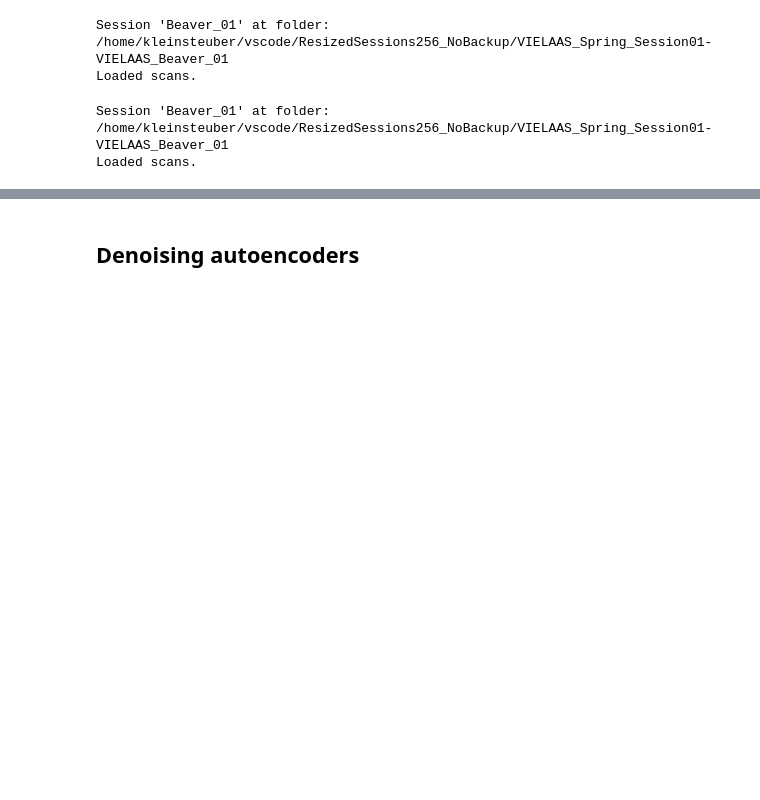
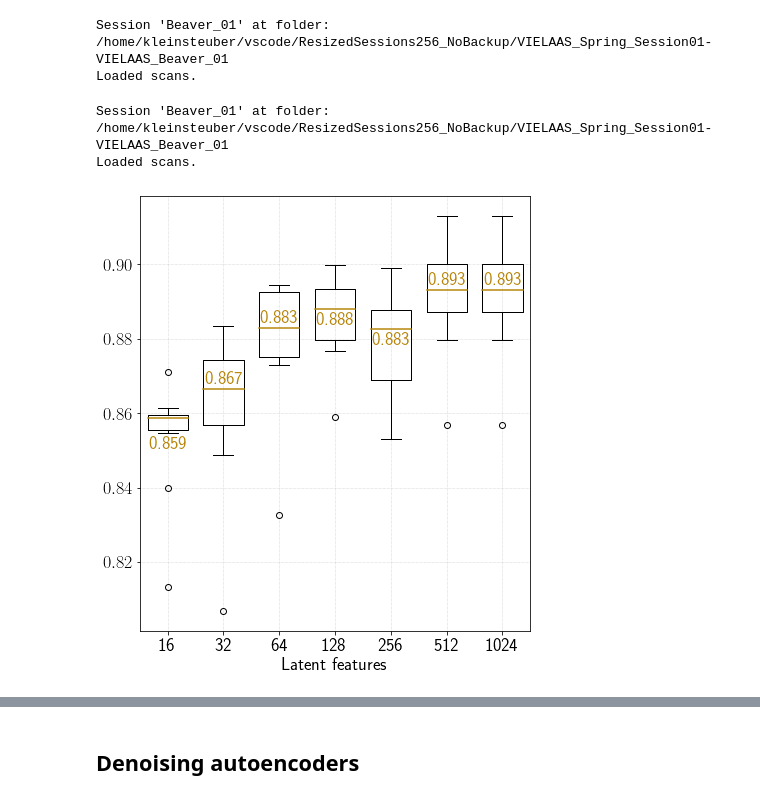
Before and after one commit to kleincode/camera-trap-anomaly-detection, a Jupyter notebook: approach4_boxplot.ipynb, the cells around one changed output, grey strips where cells are left out. Cells and saved outputs as stored; diff of their text form; code cells hidden in the pictures; blank space fills up the shorter version.

```diff
--- a/approach4_boxplot.ipynb
+++ b/approach4_boxplot.ipynb
@@ -283,4 +289,8 @@ Session 'Beaver_01' at folder: /home/kleinsteuber/vscode/ResizedSessions256_NoBa
 Loaded scans.
 Session 'Beaver_01' at folder: /home/kleinsteuber/vscode/ResizedSessions256_NoBackup/VIELAAS_Spring_Session01-VIELAAS_Beaver_01
 Loaded scans.
+# %%
+plot_scores(CONFIGS_BY_LATENT_FEATURES, scores, metric="auc", savefile="plots/approach4/boxplot_kde_latentfeatures.pdf", figsize=(7, 8), label_below=[0,3,4], xlabel="Latent features", label_dist_overwrites={0: 0.005})
+# %% [output]
+[figure, added]
 # %%
```
Also changed, not shown: parts of 6 cells of this notebook, 17 other files.
